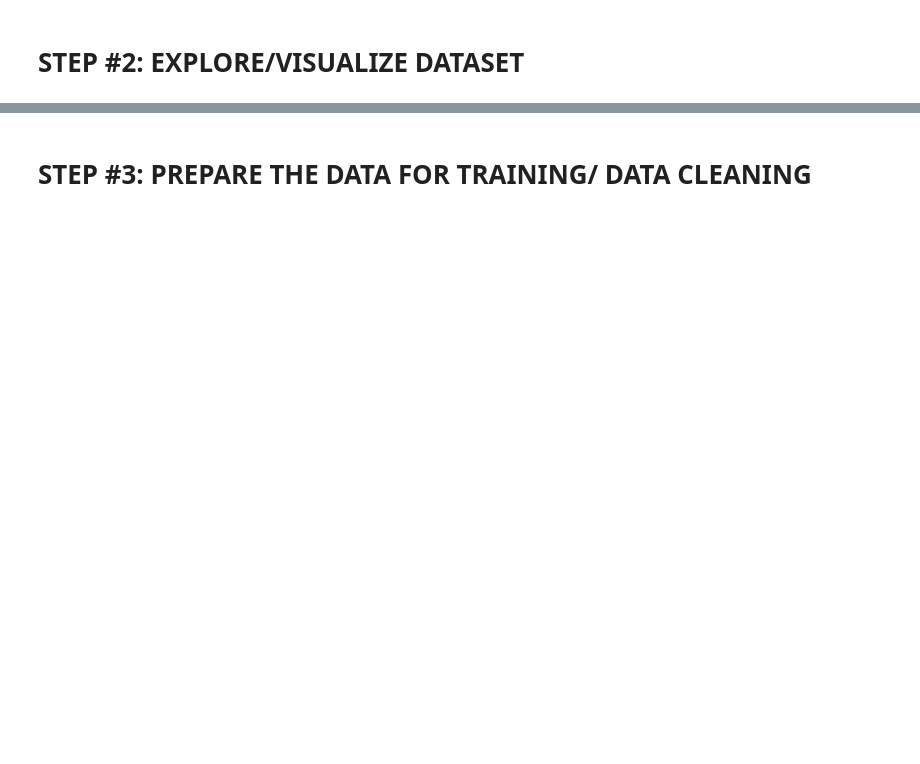
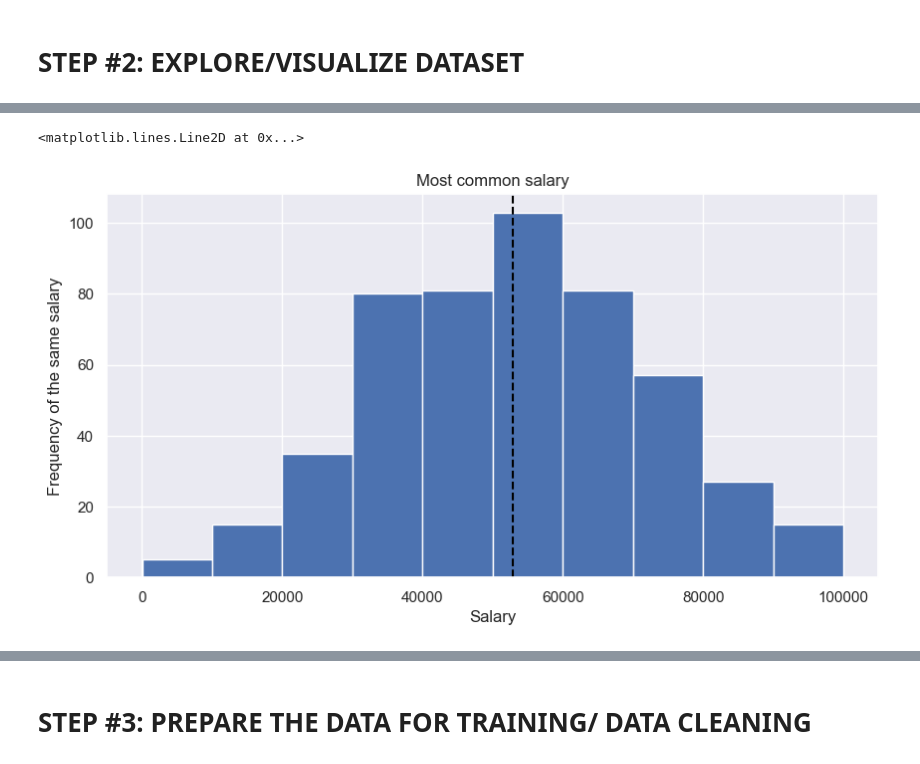
Before and after one commit to Hassan3924/Facebook_AD_Click_Classification, a Jupyter notebook: Logistic Regression - Predict Custome Clicks on ADS.ipynb, the cells around one changed output, grey strips where cells are left out. Cells and saved outputs as stored; diff of their text form; code cells hidden in the pictures; blank space fills up the shorter version.

```diff
--- a/Logistic Regression - Predict Custome Clicks on ADS.ipynb
+++ b/Logistic Regression - Predict Custome Clicks on ADS.ipynb
@@ -87,0 +157,10 @@ Percentage who did not Click = 49.899799599198396 %
+# %%
+fig, ax = plt.subplots(figsize = (10,5))
+
+hist = ax.hist(x= df['Salary'])
+ax.set(title = 'Most common salary', xlabel='Salary', ylabel='Frequency of the same salary')
+ax.axvline(df['Salary'].mean(), color = 'Black', linestyle = '--' )
+# fig.suptitle('Most common salary', fontsize = 13, horizontalalignment = 'center')
+# %% [output]
+<matplotlib.lines.Line2D at 0x...>
+[figure, added]
```
Also changed, not shown: parts of 61 cells of this notebook.
